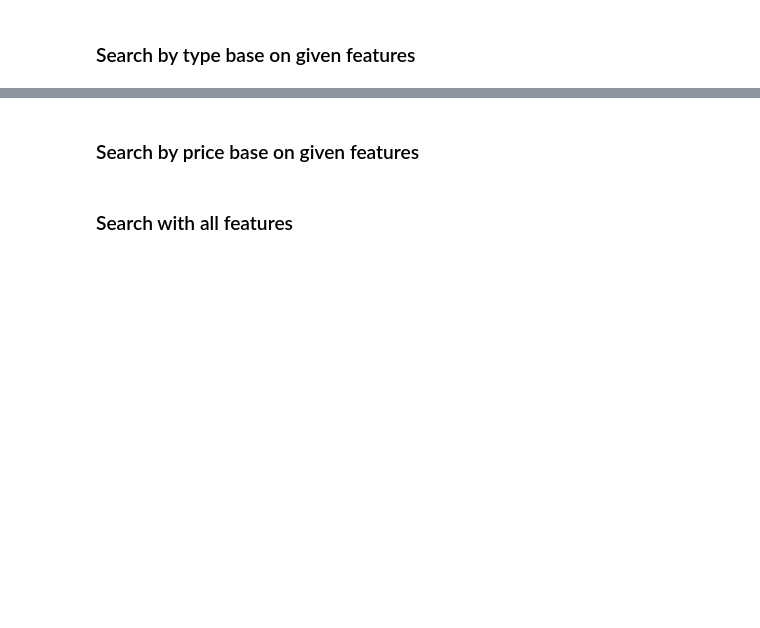
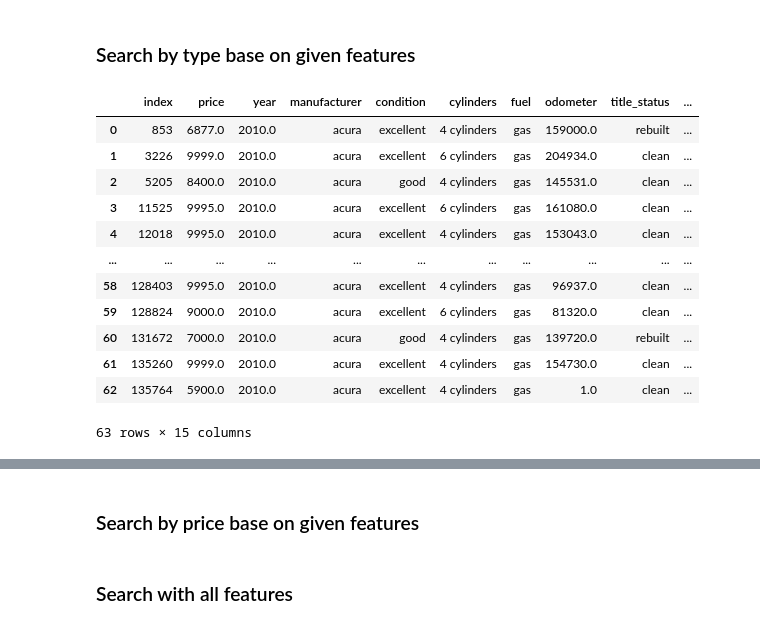
Before and after one commit to tkhong95/used_car, a Jupyter notebook: 03_recommender.ipynb, the cells around one changed output, grey strips where cells are left out. Drawn from its saved outputs; the diff is of its cells as text; code cells hidden in the pictures; blank space fills up the shorter version.

```diff
--- a/03_recommender.ipynb
+++ b/03_recommender.ipynb
@@ -92,5 +86,24 @@ brand_recommender('acura',2007,'sedan',(5000, 10000))
 # %% [markdown]
 ### Search by type base on given features
+# %%
+data = df.loc[(df['year']==2010) & (df['manufacturer']=='acura')
+                 & ((df['price']>=5000) & (df['price']<=10000))]
+data.reset_index(level =0, inplace = True)
+data
+# %% [output]
+|  | index | price | year | manufacturer | condition | cylinders | fuel | odometer | title_status | ... |
+| 0 | 853 | 6877.0 | 2010.0 | acura | excellent | 4 cylinders | gas | 159000.0 | rebuilt | ... |
+| 1 | 3226 | 9999.0 | 2010.0 | acura | excellent | 6 cylinders | gas | 204934.0 | clean | ... |
+| 2 | 5205 | 8400.0 | 2010.0 | acura | good | 4 cylinders | gas | 145531.0 | clean | ... |
+| 3 | 11525 | 9995.0 | 2010.0 | acura | excellent | 6 cylinders | gas | 161080.0 | clean | ... |
+| 4 | 12018 | 9995.0 | 2010.0 | acura | excellent | 4 cylinders | gas | 153043.0 | clean | ... |
+| ... | ... | ... | ... | ... | ... | ... | ... | ... | ... | ... |
+| 58 | 128403 | 9995.0 | 2010.0 | acura | excellent | 4 cylinders | gas | 96937.0 | clean | ... |
+| 59 | 128824 | 9000.0 | 2010.0 | acura | excellent | 6 cylinders | gas | 81320.0 | clean | ... |
+| 60 | 131672 | 7000.0 | 2010.0 | acura | good | 4 cylinders | gas | 139720.0 | rebuilt | ... |
+| 61 | 135260 | 9999.0 | 2010.0 | acura | excellent | 4 cylinders | gas | 154730.0 | clean | ... |
+| 62 | 135764 | 5900.0 | 2010.0 | acura | excellent | 4 cylinders | gas | 1.0 | clean | ... |
+63 rows × 15 columns
 # %%
 def type_recommender(manufacturer,year,car_type,price_range):
     data = df.loc[(df['year']==year) & (df['manufacturer']==manufacturer)
```
Also changed, not shown: parts of 25 cells of this notebook, 7 other files.
